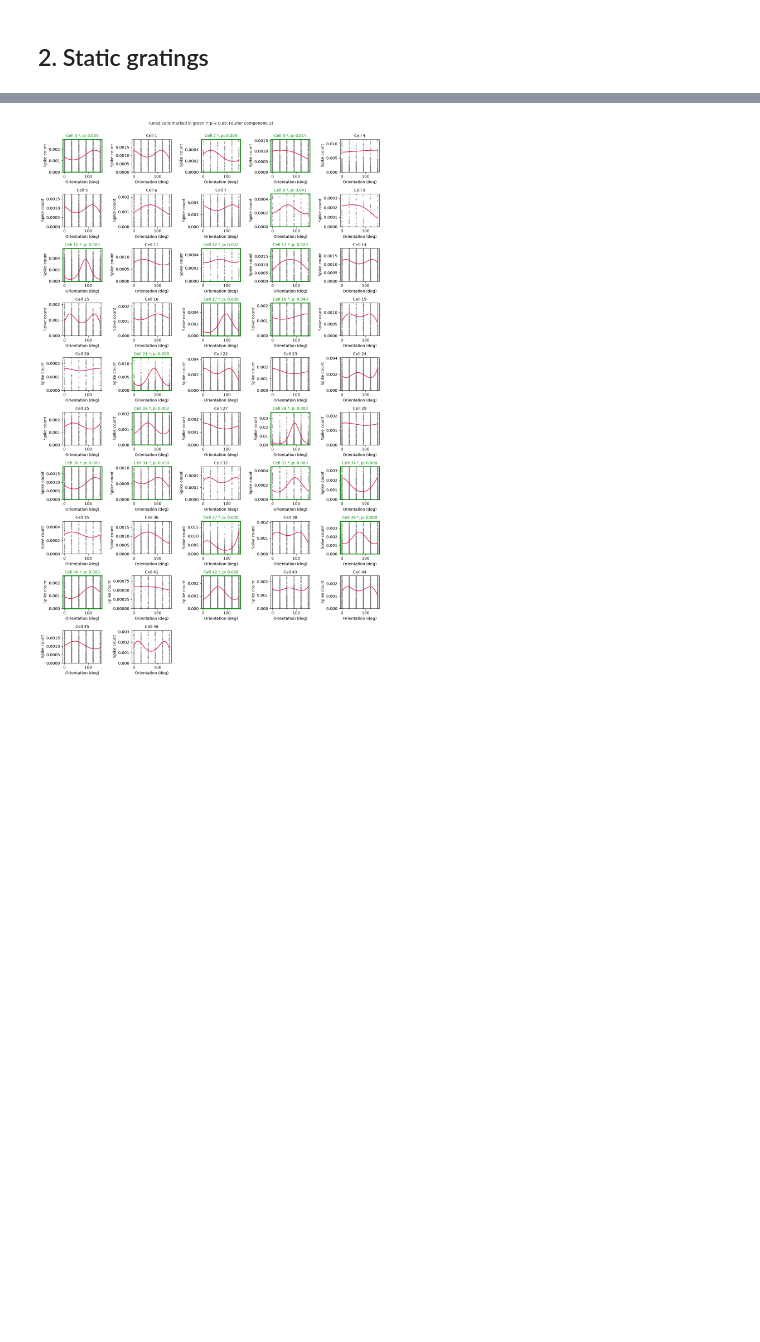
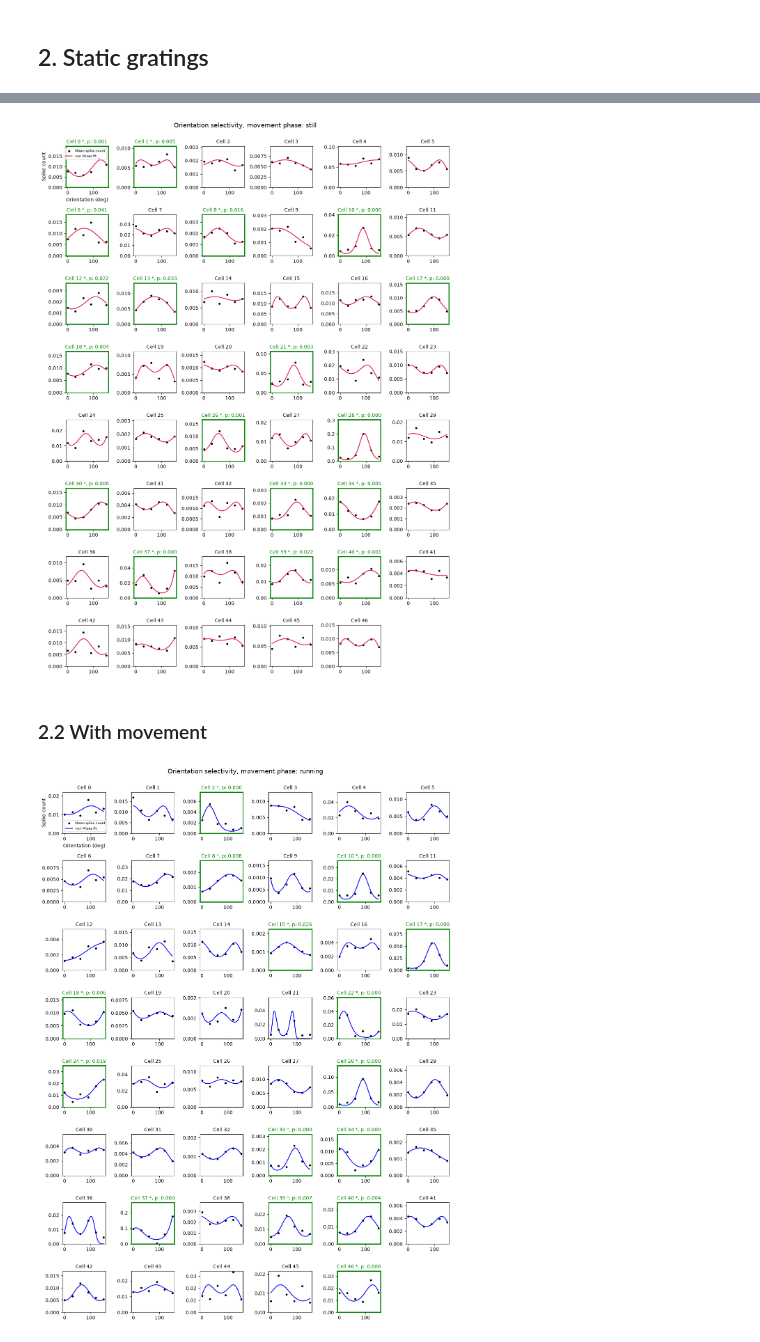
Before and after one commit to MartinGruber15/neural_data_science_project, a Jupyter notebook: notebooks/tuning_analysis.ipynb, the cells around one changed output, grey strips where cells are left out. Saved outputs shown, nothing was run; the diff lists cells and outputs as text; code cells hidden in the pictures; blank space fills up the shorter version.

```diff
--- a/notebooks/tuning_analysis.ipynb
+++ b/notebooks/tuning_analysis.ipynb
@@ -218,10 +233,38 @@ p_values = compute_tuning_significance(
 fig, axes = plot_tuning_curves(
     fitted_params,
     p_values=p_values,
-    n_cols=5,
+    n_cols=6,
     alpha=0.05,
     psi=PSI
 )
 plt.show()
 # %% [output]
-[figure, old version]
+[figure, new version]
+# %% [markdown]
+### 2.2 With movement
+# %%
+fitted_params = fit_tuning_curves(
+    data,
+    session="B",
+    stimulus="static_gratings",
+    parameter="orientation",
+    speed_phase=1 # running
+)
+# %%
+p_values = compute_tuning_significance(
+    fitted_params,
+    psi=PSI, # test orientation selectivity (Fourier mode)
+    niters=1000,
+    random_seed=2046
+)
+
+fig, axes = plot_tuning_curves(
+    fitted_params,
+    p_values=p_values,
+    n_cols=6,
+    alpha=0.05,
+    psi=PSI
+)
+plt.show()
+# %% [output]
+[figure, added]
```
Also changed, not shown: parts of 19 cells of this notebook.
